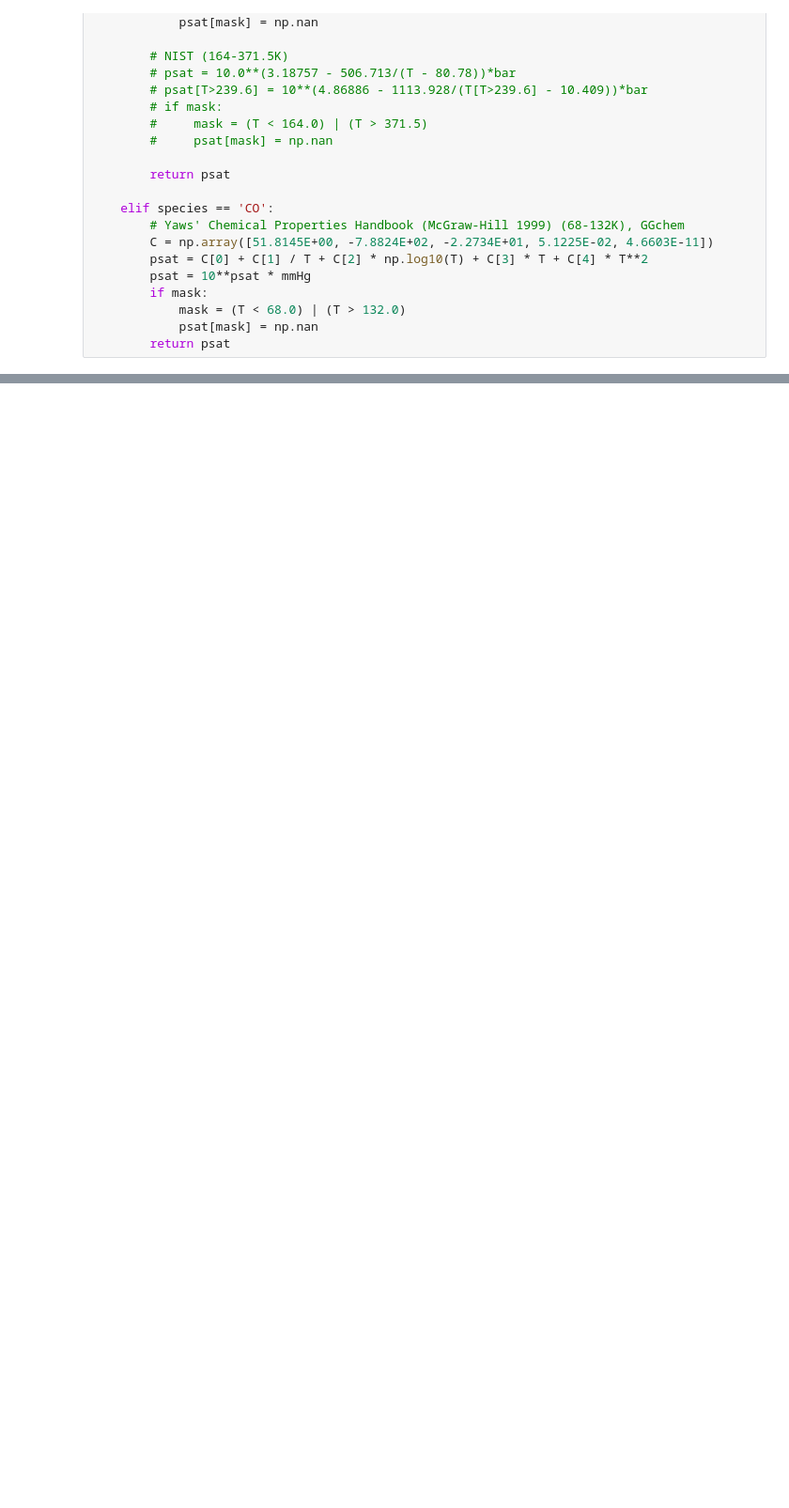
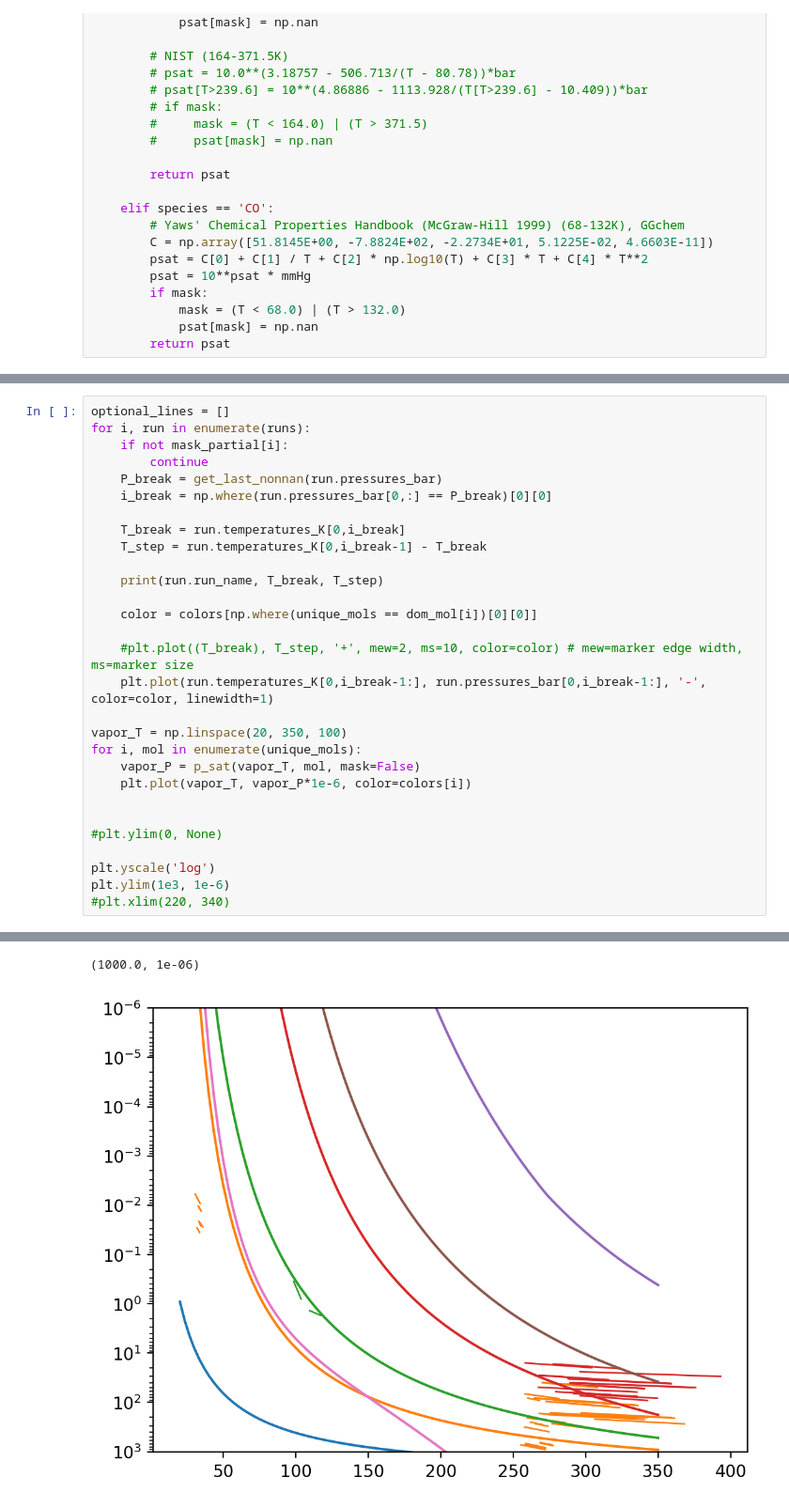
Before and after one commit to DavidDahlbudding/chelio, a Jupyter notebook: analyze/C_cornerplots.ipynb, the cells around one changed output, grey strips where cells are left out. Shown at 94% size. Saved outputs shown, nothing was run; the diff lists cells and outputs as text; blank space fills up the shorter version.

```diff
--- a/analyze/C_cornerplots.ipynb
+++ b/analyze/C_cornerplots.ipynb
@@ -546,0 +565,30 @@ plt.xlim(0, 350)
+# %%
+optional_lines = []
+for i, run in enumerate(runs):
+    if not mask_partial[i]:
+        continue
+    P_break = get_last_nonnan(run.pressures_bar)
+    i_break = np.where(run.pressures_bar[0,:] == P_break)[0][0]
+
+    T_break = run.temperatures_K[0,i_break]
+    T_step = run.temperatures_K[0,i_break-1] - T_break
+
+    print(run.run_name, T_break, T_step)
+
+    color = colors[np.where(unique_mols == dom_mol[i])[0][0]]
+
+    #plt.plot((T_break), T_step, '+', mew=2, ms=10, color=color) # mew=marker edge width, ms=marker size
+    plt.plot(run.temperatures_K[0,i_break-1:], run.pressures_bar[0,i_break-1:], '-', color=color, linewidth=1)
+
+vapor_T = np.linspace(20, 350, 100)
+for i, mol in enumerate(unique_mols):
+    vapor_P = p_sat(vapor_T, mol, mask=False)
+    plt.plot(vapor_T, vapor_P*1e-6, color=colors[i])
+
+
+#plt.ylim(0, None)
+
+plt.yscale('log')
+plt.ylim(1e3, 1e-6)
+#plt.xlim(220, 340)
+# %% [output]
@@ -546,0 +612,2 @@ plt.xlim(0, 350)
+(1000.0, 1e-06)
+[figure, added]
```
Also changed, not shown: parts of 13 cells of this notebook, 10 other files.
